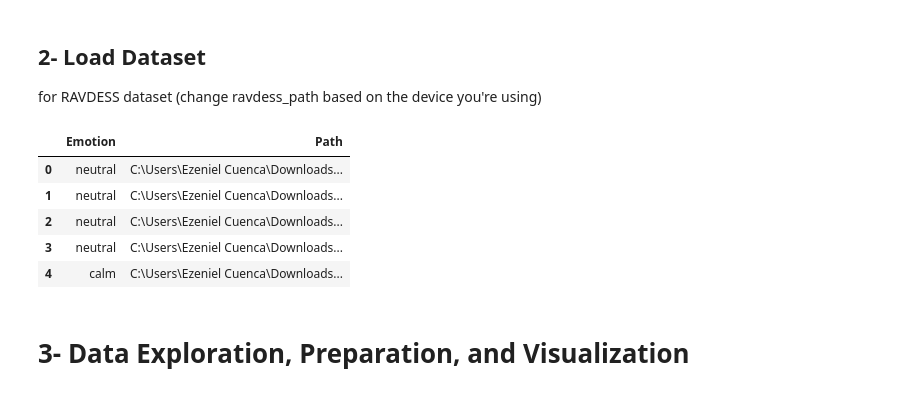
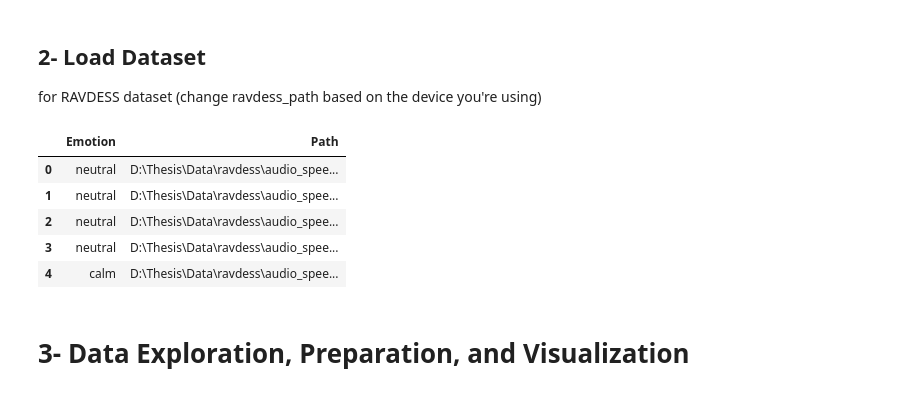
Before and after one commit to mendozaaleksy/THESIS-SER, a Jupyter notebook: notebooks/basestudy.ipynb, the cells around one changed output. Drawn from its saved outputs; the diff is of its cells as text; code cells hidden in the pictures.

```diff
--- a/notebooks/basestudy.ipynb
+++ b/notebooks/basestudy.ipynb
@@ -35,12 +35,13 @@ for RAVDESS dataset
 (change ravdess_path based on the device you're using)
 # %%
 # Adjust this to where you placed the RAVDESS dataset
-ravdess_path = r"C:\Users\Ezeniel Cuenca\Downloads\audio_speech_actors_01-24-20251018T074929Z-1-001\audio_speech_actors_01-24"
+# ravdess_path = r"C:\Users\Ezeniel Cuenca\Downloads\audio_speech_actors_01-24-20251018T074929Z-1-001\audio_speech_actors_01-24"
+ravdess_path = r"D:\Thesis\Data\ravdess\audio_speech_actors_01-24"
 
 # Put the ravdess directory in a list
 ravdess = os.listdir(ravdess_path)
 
-# Make a list for emotion labels and a list for path to audio files
+# A list for emotion labels and a list for path to audio files
 emotions = []
 paths = []
 # Loop through all the audio file directories
@@ -51,38 +52,38 @@ for dir in ravdess:
             continue  # skip files that don't match expected pattern
         emotion = parts[2]
         if emotion == '01':
             emotion = 'neutral'
         elif emotion == '02':
             emotion = 'calm'
         elif emotion == '03':
             emotion = 'happiness'
         elif emotion == '04':
             emotion = 'sadness'
         elif emotion == '05':
             emotion = 'anger'
         elif emotion == '06':
             emotion = 'fear'
         elif emotion == '07':
             emotion = 'disgust'
         elif emotion == '08':
             emotion = 'surprise'
         else:
             emotion = 'Unknown'
         path = os.path.join(ravdess_path, dir, file)
         emotions.append(emotion)
         paths.append(path)
 # Create a dataframe from the lists
 ravdess_df = pd.DataFrame(emotions, columns=['Emotion'])
 ravdess_df['Path'] = paths
 # Inspect the dataframe
 ravdess_df.head()
 # %% [output]
 |  | Emotion | Path |
-| 0 | neutral | C:\Users\Ezeniel Cuenca\Downloads... |
-| 1 | neutral | C:\Users\Ezeniel Cuenca\Downloads... |
-| 2 | neutral | C:\Users\Ezeniel Cuenca\Downloads... |
-| 3 | neutral | C:\Users\Ezeniel Cuenca\Downloads... |
-| 4 | calm | C:\Users\Ezeniel Cuenca\Downloads... |
+| 0 | neutral | D:\Thesis\Data\ravdess\audio_spee... |
+| 1 | neutral | D:\Thesis\Data\ravdess\audio_spee... |
+| 2 | neutral | D:\Thesis\Data\ravdess\audio_spee... |
+| 3 | neutral | D:\Thesis\Data\ravdess\audio_spee... |
+| 4 | calm | D:\Thesis\Data\ravdess\audio_spee... |
 # %% [markdown]
 # 3- Data Exploration, Preparation, and Visualization
 # %%
```
Also changed, not shown: parts of 20 cells of this notebook, 1 other file.
